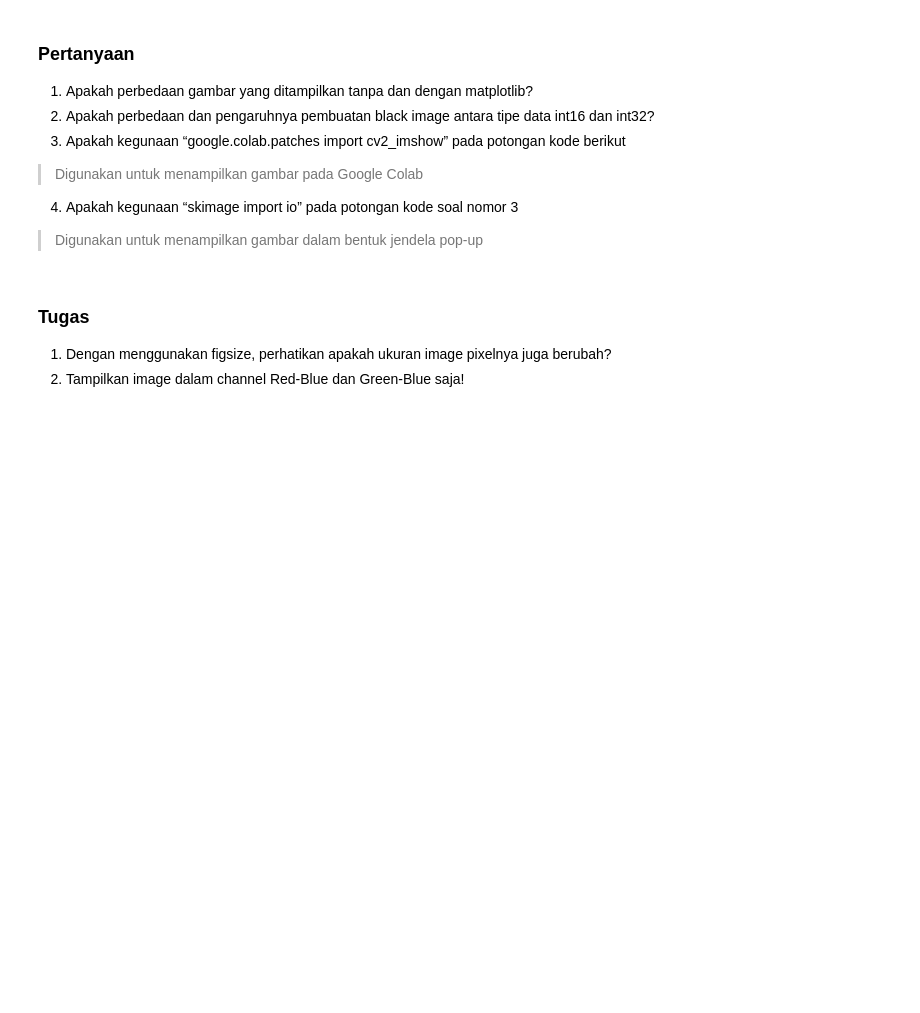
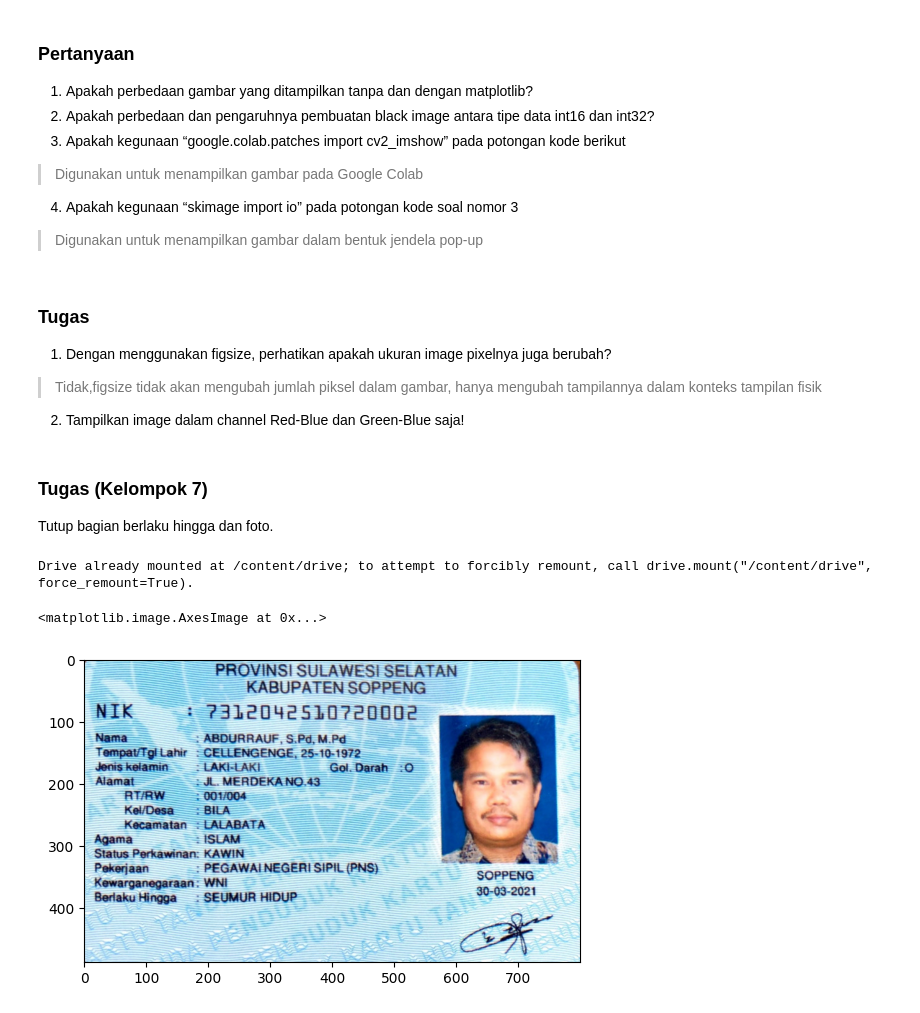
Before and after one commit to mafazann/PCVK_Ganjil_2023, a Jupyter notebook: Week2.ipynb, the cells around one changed output. Drawn from its saved outputs; the diff is of its cells as text; code cells hidden in the pictures; blank space fills up the shorter version.

```diff
--- a/Week2.ipynb
+++ b/Week2.ipynb
@@ -148,4 +147,27 @@ berikut
 ### Tugas
 1. Dengan menggunakan figsize, perhatikan apakah ukuran image pixelnya juga
 berubah?
+> Tidak,figsize tidak akan mengubah jumlah piksel dalam gambar, hanya mengubah tampilannya dalam konteks tampilan fisik
 2. Tampilkan image dalam channel Red-Blue dan Green-Blue saja!
+# %% [markdown]
+### Tugas (Kelompok 7)
+Tutup bagian berlaku hingga dan foto.
+# %%
+from google.colab import drive
+
+# Accessing My Google Drive
+drive.mount('/content/drive')
+# %% [output]
+Drive already mounted at /content/drive; to attempt to forcibly remount, call drive.mount("/content/drive", force_remount=True).
+# %%
+import cv2 as cv
+from google.colab.patches import cv2_imshow
+from skimage import io
+import matplotlib.pyplot as plt
+import numpy as np
+img_ktp = cv.imread ('/content/drive/MyDrive/PCVK_MM/Images/KTP.jpeg')
+img_rgb = cv.cvtColor(img_ktp, cv.COLOR_BGR2RGB)
+plt.imshow(img_rgb)
+# %% [output]
+<matplotlib.image.AxesImage at 0x...>
+[figure, added]
```
Also changed, not shown: parts of 2 cells of this notebook.
